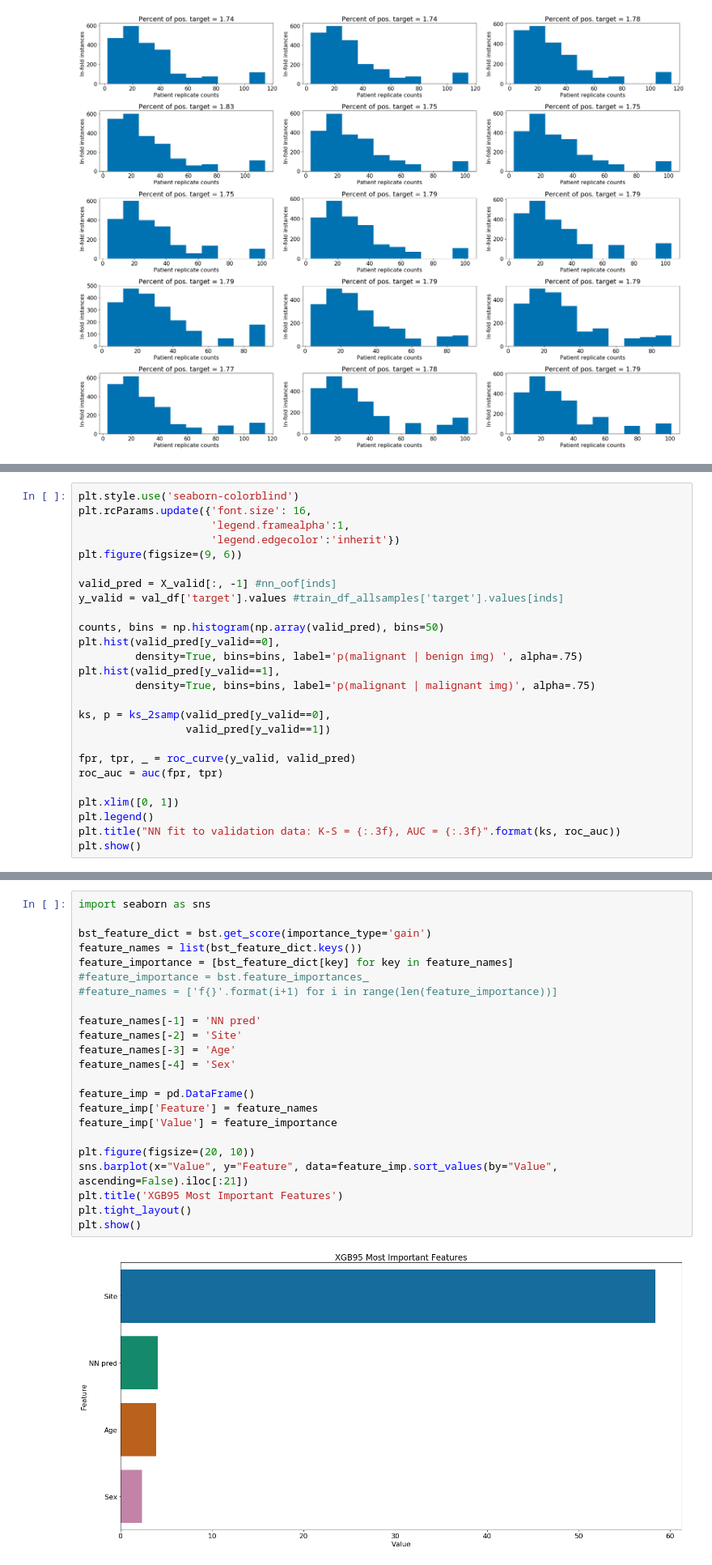
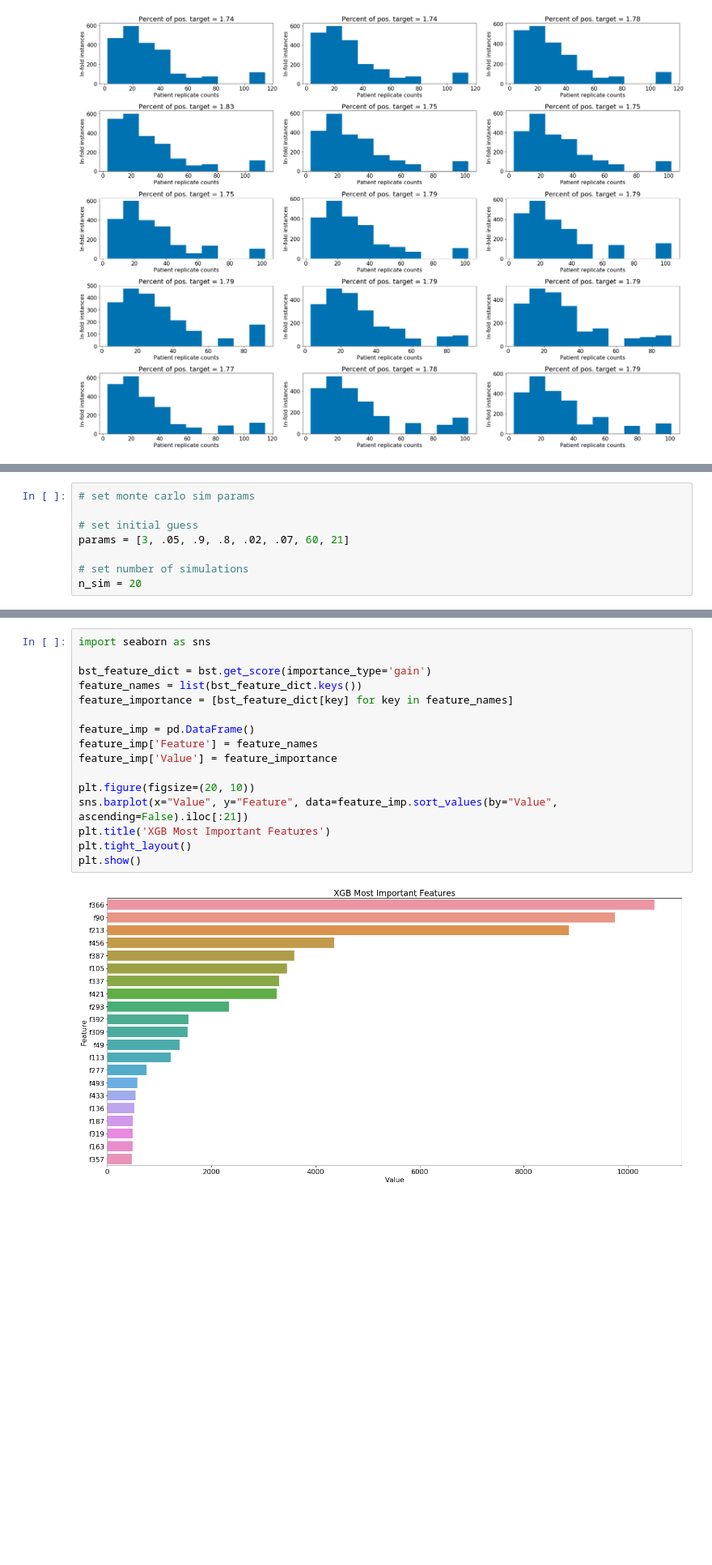
Before and after one commit to JaronThompson/MelanomaKaggleComp, a Jupyter notebook: Notebooks/TuneXGB.ipynb, the cells around one changed output, grey strips where cells are left out. Shown at 81% size. Cells and saved outputs as stored; diff of their text form; blank space fills up the shorter version.

```diff
--- a/Notebooks/TuneXGB.ipynb
+++ b/Notebooks/TuneXGB.ipynb
@@ -447,0 +371,8 @@ def fit_xgboost(X_train, y_train, X_val, y_val):
+# %%
+# set monte carlo sim params
+
+# set initial guess
+params = [3, .05, .9, .8, .02, .07, 60, 21]
+
+# set number of simulations
+n_sim = 20
@@ -534,26 +484,0 @@ plt.show()
-# %%
-plt.style.use('seaborn-colorblind')
-plt.rcParams.update({'font.size': 16,
-                     'legend.framealpha':1,
-                     'legend.edgecolor':'inherit'})
-plt.figure(figsize=(9, 6))
-
-valid_pred = X_valid[:, -1] #nn_oof[inds]
-y_valid = val_df['target'].values #train_df_allsamples['target'].values[inds]
-
-counts, bins = np.histogram(np.array(valid_pred), bins=50)
-plt.hist(valid_pred[y_valid==0],
-         density=True, bins=bins, label='p(malignant | benign img) ', alpha=.75)
-plt.hist(valid_pred[y_valid==1],
-         density=True, bins=bins, label='p(malignant | malignant img)', alpha=.75)
-
-ks, p = ks_2samp(valid_pred[y_valid==0],
-                 valid_pred[y_valid==1])
-
-fpr, tpr, _ = roc_curve(y_valid, valid_pred)
-roc_auc = auc(fpr, tpr)
-
-plt.xlim([0, 1])
-plt.legend()
-plt.title("NN fit to validation data: K-S = {:.3f}, AUC = {:.3f}".format(ks, roc_auc))
-plt.show()
@@ -590,25 +513,18 @@ plt.show()
 # %%
 import seaborn as sns
 
 bst_feature_dict = bst.get_score(importance_type='gain')
 feature_names = list(bst_feature_dict.keys())
 feature_importance = [bst_feature_dict[key] for key in feature_names]
-#feature_importance = bst.feature_importances_
-#feature_names = ['f{}'.format(i+1) for i in range(len(feature_importance))]
-
-feature_names[-1] = 'NN pred'
-feature_names[-2] = 'Site'
-feature_names[-3] = 'Age'
-feature_names[-4] = 'Sex'
 
 feature_imp = pd.DataFrame()
 feature_imp['Feature'] = feature_names
 feature_imp['Value'] = feature_importance
 
 plt.figure(figsize=(20, 10))
 sns.barplot(x="Value", y="Feature", data=feature_imp.sort_values(by="Value", ascending=False).iloc[:21])
-plt.title('XGB95 Most Important Features')
+plt.title('XGB Most Important Features')
 plt.tight_layout()
 plt.show()
 # %% [output]
-[figure, old version]
+[figure, new version]
```
Also changed, not shown: parts of 17 cells of this notebook, 2 other files.
